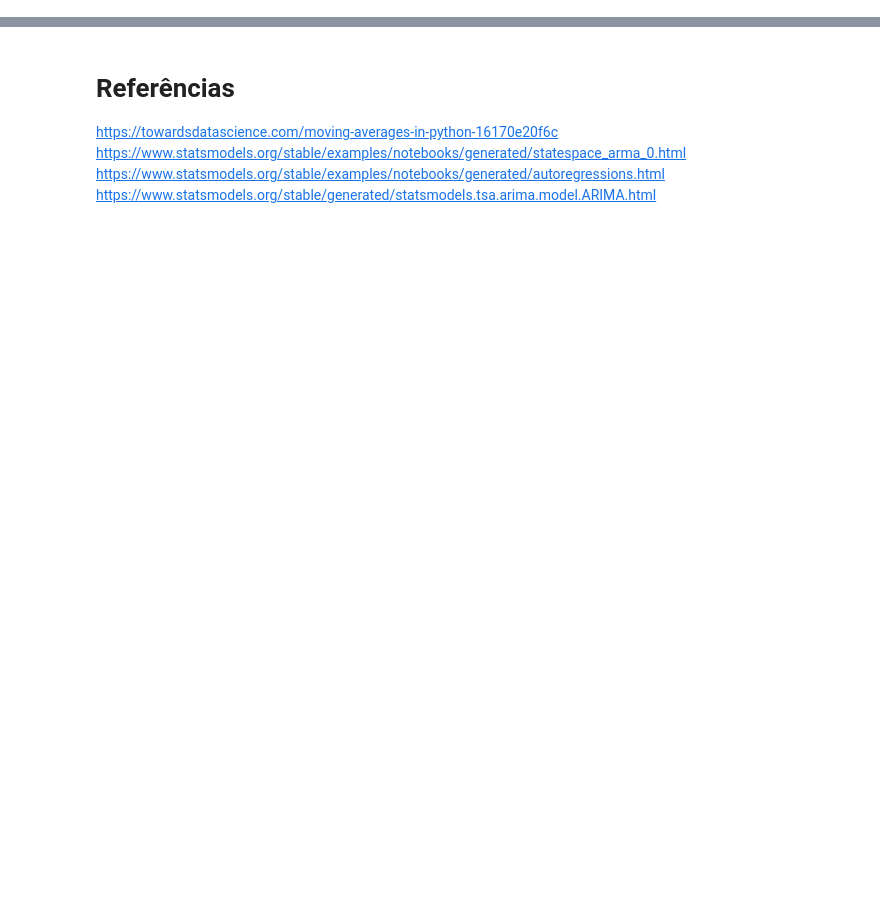
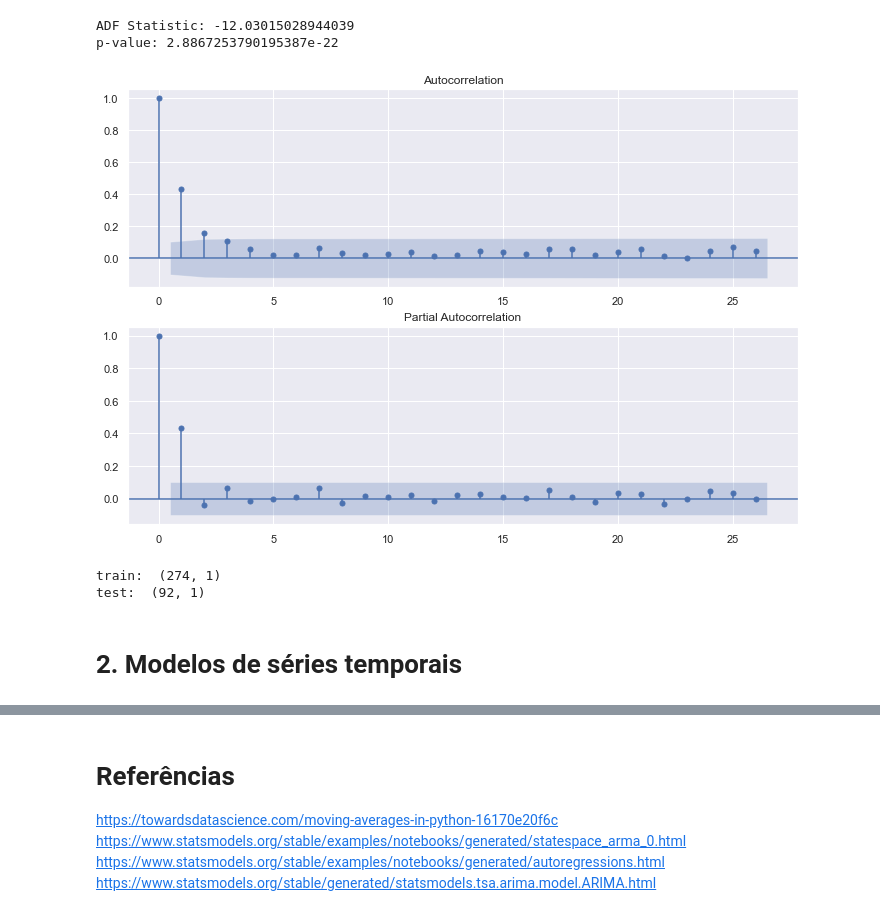
Before and after one commit to victoriaegandolfi/timeSeries, a Jupyter notebook: luizalabs_time_series.ipynb, the cells around one changed output, grey strips where cells are left out. Drawn from its saved outputs; the diff is of its cells as text; code cells hidden in the pictures; blank space fills up the shorter version.

```diff
--- a/luizalabs_time_series.ipynb
+++ b/luizalabs_time_series.ipynb
@@ -313,0 +94,27 @@ Freq: MS, dtype: float64
+# %%
+# O p-valor menor que 0.05 mostra que a série é estacionária, então não é preciso criar uma diferenciação
+ad_fuller_result = adfuller(df['sum_qtd'])
+print(f'ADF Statistic: {ad_fuller_result[0]}')
+print(f'p-value: {ad_fuller_result[1]}')
+# %% [output]
+ADF Statistic: -12.03015028944039
+p-value: 2.8867253790195387e-22
+# %%
+fig = plt.figure(figsize=(12,8))
+ax1 = fig.add_subplot(211)
+fig = sm.graphics.tsa.plot_acf(df['sum_qtd'].values.squeeze(), ax=ax1)
+ax2 = fig.add_subplot(212)
+fig = sm.graphics.tsa.plot_pacf(df['sum_qtd'], ax=ax2)
+# %% [output]
+[figure, added]
+# %%
+df.index = df['capture_date']
+df = df.drop(['capture_date'], axis=1)
+train, test = train_test_split(df, train_size=0.75, shuffle=False)
+print("train: ", train.shape)
+print("test: ", test.shape)
+# %% [output]
+train:  (274, 1)
+test:  (92, 1)
+# %% [markdown]
+# 2. Modelos de séries temporais
```
Also changed, not shown: parts of 46 cells of this notebook.
